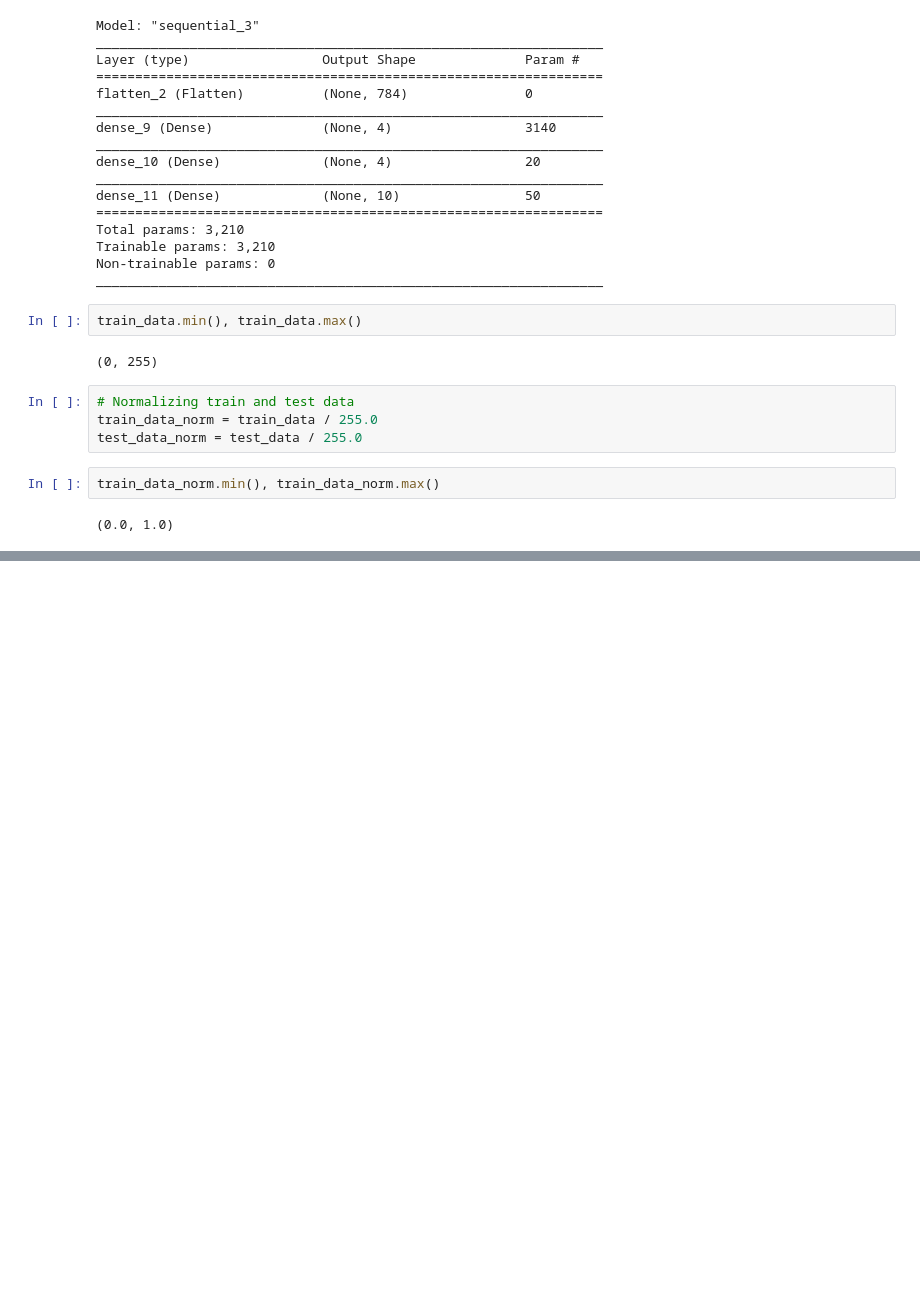
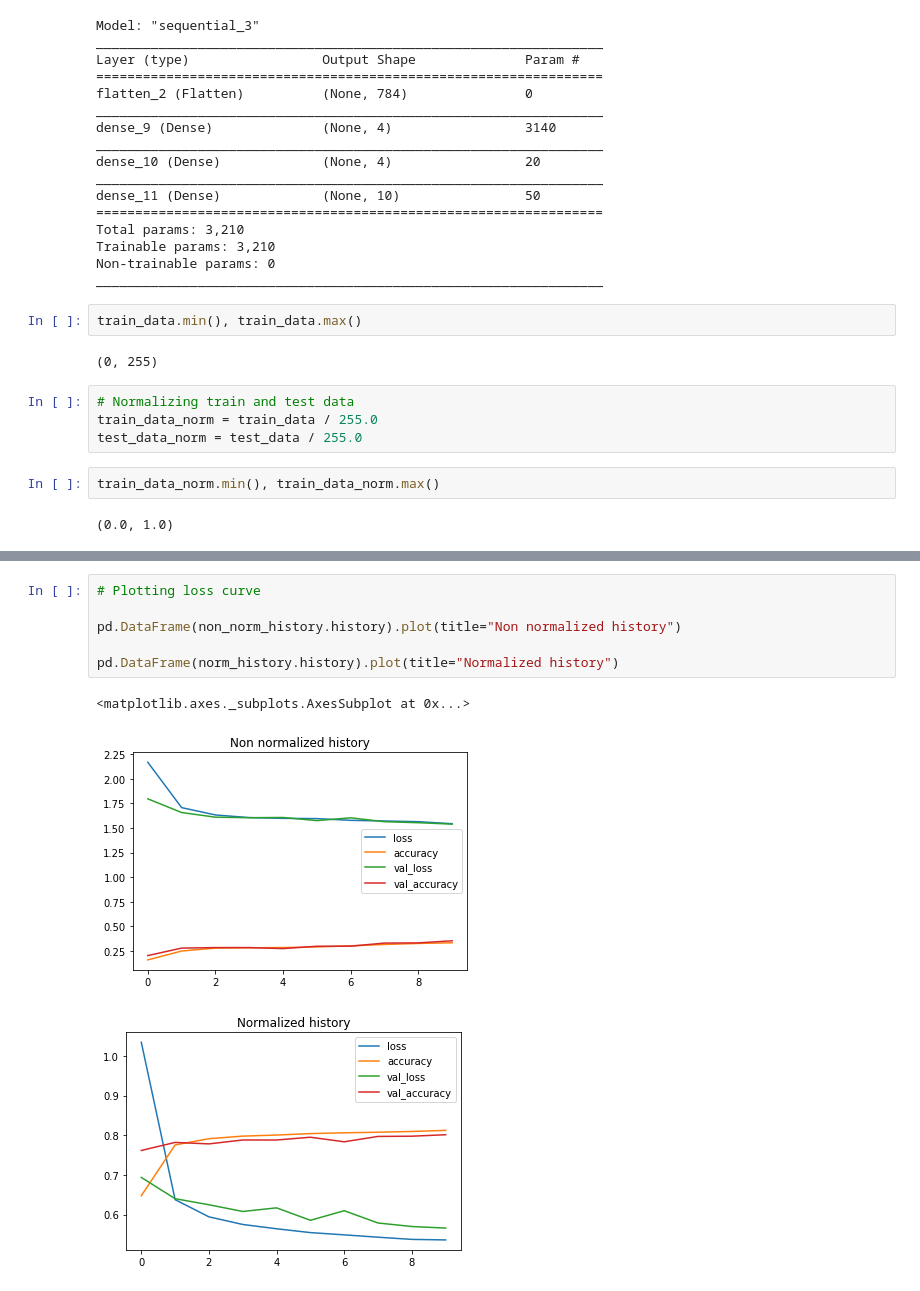
Before and after one commit to sameer203/Tensorflow_, a Jupyter notebook: 04_Multiclass_classificcation_with_tensorflow.ipynb, the cells around one changed output, grey strips where cells are left out. Cells and saved outputs as stored; diff of their text form; blank space fills up the shorter version.

```diff
--- a/04_Multiclass_classificcation_with_tensorflow.ipynb
+++ b/04_Multiclass_classificcation_with_tensorflow.ipynb
@@ -255,3 +256,13 @@ Epoch 9/10
 1875/1875 [==============================] - 3s 1ms/step - loss: 0.5373 - accuracy: 0.8097 - val_loss: 0.5698 - val_accuracy: 0.7977
 Epoch 10/10
 1875/1875 [==============================] - 3s 1ms/step - loss: 0.5360 - accuracy: 0.8124 - val_loss: 0.5658 - val_accuracy: 0.8014
+# %%
+# Plotting loss curve
+
+pd.DataFrame(non_norm_history.history).plot(title="Non normalized history")
+
+pd.DataFrame(norm_history.history).plot(title="Normalized history")
+# %% [output]
+<matplotlib.axes._subplots.AxesSubplot at 0x...>
+[figure, added]
+[figure, added]
```
Also changed, not shown: parts of 9 cells of this notebook.
